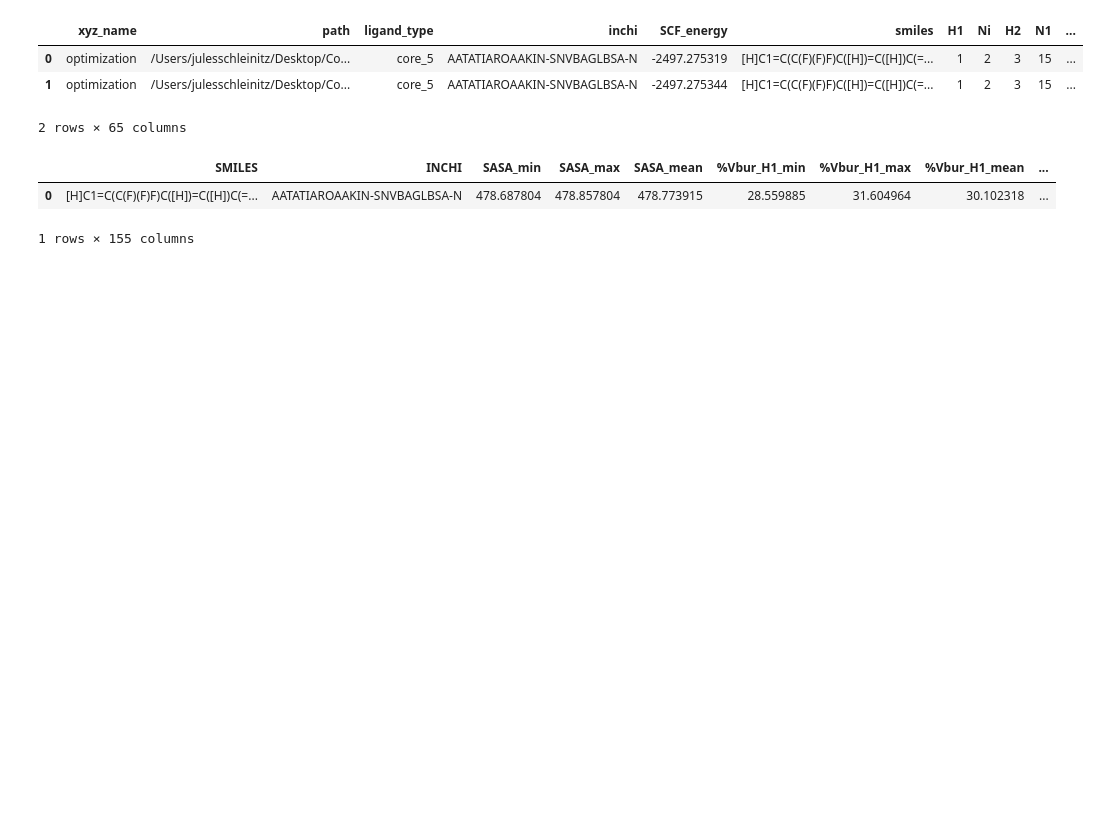
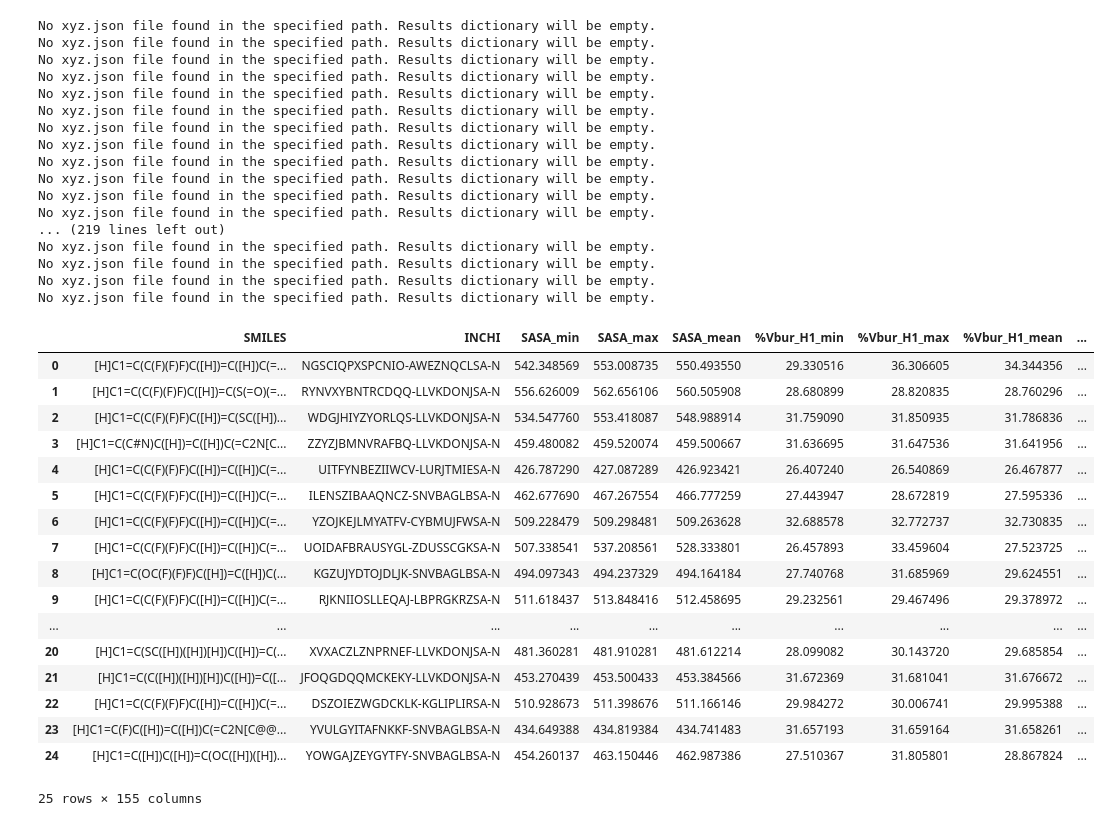
Before and after one commit to ReismanLab/orca_descriptors, a Jupyter notebook: make_descriptor_df.ipynb, the cells around one changed output. Cells and saved outputs as stored; diff of their text form; code cells hidden in the pictures; blank space fills up the shorter version.

Commit message:
updated make_descriptor_df to loop through directory & pull descriptor stats for all ligands

```diff
--- a/make_descriptor_df.ipynb
+++ b/make_descriptor_df.ipynb
@@ -9,8 +9,4 @@ import os
 import numpy as np
 # %%
 #Provide path to directory or directory of directies containing xyz files
-path = "/Users/julesschleinitz/Desktop/Code/orca_descriptors/library_pyox_2026_03_03/AATATIAROAAKIN-SNVBAGLBSA-N/"
-
-#Compile dataframe with atom numberings; Can specify 0 or 1 indexing for atom numberings and whether to search subdirectories or main diertory only defaults to 1 indexing and searching subdirectories
-df = an.compile_final(path)
-df
+path = "/home/aconner/orca_descriptors/library_pyox_2026_03_03/library_pyox_2026_03_03"
@@ -174,13 +166,8 @@ for key in results_dict.keys():
 # %%
 #add new results to dataframe
-for key in new_results.keys():
-    for subkey in new_results[key].keys():
-        df.at[key, subkey] = new_results[key][subkey]
-
-df
+def results_to_df(df, new_results):
+    for key in new_results.keys():
+        for subkey in new_results[key].keys():
+            df.at[key, subkey] = new_results[key][subkey]
+    return df
-# %% [output]
-|  | xyz_name | path | ligand_type | inchi | SCF_energy | smiles | H1 | Ni | H2 | N1 | ... |
-| 0 | optimization | /Users/julesschleinitz/Desktop/Co... | core_5 | AATATIAROAAKIN-SNVBAGLBSA-N | -2497.275319 | [H]C1=C(C(F)(F)F)C([H])=C([H])C(=... | 1 | 2 | 3 | 15 | ... |
-| 1 | optimization | /Users/julesschleinitz/Desktop/Co... | core_5 | AATATIAROAAKIN-SNVBAGLBSA-N | -2497.275344 | [H]C1=C(C(F)(F)F)C([H])=C([H])C(=... | 1 | 2 | 3 | 15 | ... |
-2 rows × 65 columns
 # %%
@@ -224,6 +210,54 @@ os.rename("descriptor_stats.csv", f"{df['inchi'].iloc[0]}.csv")
 # %%
-descriptor_stats_df
+total_df = pd.DataFrame()
+
+with os.scandir(path) as entries:
+    for entry in entries:
+        if entry.is_dir():
+            sub_path = os.path.join(path, entry.name)
+            if not sub_path[-1] == '/':
+                sub_path = sub_path + '/'
+            df = an.compile_final(sub_path)
+            dict_atoms = make_dict_atoms(df)
+            results_dict = get_descriptors(df)
+            new_results = alter_results_dict(results_dict, dict_atoms)
+            df = results_to_df(df, new_results)
+            descriptor_stats_df = descriptor_stats(df)
+            total_df = pd.concat([total_df, descriptor_stats_df], ignore_index=True)
+
+total_df
 # %% [output]
+No xyz.json file found in the specified path. Results dictionary will be empty.
+No xyz.json file found in the specified path. Results dictionary will be empty.
+No xyz.json file found in the specified path. Results dictionary will be empty.
+No xyz.json file found in the specified path. Results dictionary will be empty.
+No xyz.json file found in the specified path. Results dictionary will be empty.
+No xyz.json file found in the specified path. Results dictionary will be empty.
+No xyz.json file found in the specified path. Results dictionary will be empty.
+No xyz.json file found in the specified path. Results dictionary will be empty.
+No xyz.json file found in the specified path. Results dictionary will be empty.
+No xyz.json file found in the specified path. Results dictionary will be empty.
+No xyz.json file found in the specified path. Results dictionary will be empty.
+No xyz.json file found in the specified path. Results dictionary will be empty.
+... (219 lines left out)
+No xyz.json file found in the specified path. Results dictionary will be empty.
+No xyz.json file found in the specified path. Results dictionary will be empty.
+No xyz.json file found in the specified path. Results dictionary will be empty.
+No xyz.json file found in the specified path. Results dictionary will be empty.
 |  | SMILES | INCHI | SASA_min | SASA_max | SASA_mean | %Vbur_H1_min | %Vbur_H1_max | %Vbur_H1_mean | ... |
-| 0 | [H]C1=C(C(F)(F)F)C([H])=C([H])C(=... | AATATIAROAAKIN-SNVBAGLBSA-N | 478.687804 | 478.857804 | 478.773915 | 28.559885 | 31.604964 | 30.102318 | ... |
+| 0 | [H]C1=C(C(F)(F)F)C([H])=C([H])C(=... | NGSCIQPXSPCNIO-AWEZNQCLSA-N | 542.348569 | 553.008735 | 550.493550 | 29.330516 | 36.306605 | 34.344356 | ... |
+| 1 | [H]C1=C(C(F)(F)F)C([H])=C(S(=O)(=... | RYNVXYBNTRCDQQ-LLVKDONJSA-N | 556.626009 | 562.656106 | 560.505908 | 28.680899 | 28.820835 | 28.760296 | ... |
+| 2 | [H]C1=C(C(F)(F)F)C([H])=C(SC([H])... | WDGJHIYZYORLQS-LLVKDONJSA-N | 534.547760 | 553.418087 | 548.988914 | 31.759090 | 31.850935 | 31.786836 | ... |
+| 3 | [H]C1=C(C#N)C([H])=C([H])C(=C2N[C... | ZZYZJBMNVRAFBQ-LLVKDONJSA-N | 459.480082 | 459.520074 | 459.500667 | 31.636695 | 31.647536 | 31.641956 | ... |
+| 4 | [H]C1=C(C(F)(F)F)C([H])=C([H])C(=... | UITFYNBEZIIWCV-LURJTMIESA-N | 426.787290 | 427.087289 | 426.923421 | 26.407240 | 26.540869 | 26.467877 | ... |
+| 5 | [H]C1=C(C(F)(F)F)C([H])=C([H])C(=... | ILENSZIBAAQNCZ-SNVBAGLBSA-N | 462.677690 | 467.267554 | 466.777259 | 27.443947 | 28.672819 | 27.595336 | ... |
+| 6 | [H]C1=C(C(F)(F)F)C([H])=C([H])C(=... | YZOJKEJLMYATFV-CYBMUJFWSA-N | 509.228479 | 509.298481 | 509.263628 | 32.688578 | 32.772737 | 32.730835 | ... |
+| 7 | [H]C1=C(C(F)(F)F)C([H])=C([H])C(=... | UOIDAFBRAUSYGL-ZDUSSCGKSA-N | 507.338541 | 537.208561 | 528.333801 | 26.457893 | 33.459604 | 27.523725 | ... |
+| 8 | [H]C1=C(OC(F)(F)F)C([H])=C([H])C(... | KGZUJYDTOJDLJK-SNVBAGLBSA-N | 494.097343 | 494.237329 | 494.164184 | 27.740768 | 31.685969 | 29.624551 | ... |
+| 9 | [H]C1=C(C(F)(F)F)C([H])=C([H])C(=... | RJKNIIOSLLEQAJ-LBPRGKRZSA-N | 511.618437 | 513.848416 | 512.458695 | 29.232561 | 29.467496 | 29.378972 | ... |
+| ... | ... | ... | ... | ... | ... | ... | ... | ... | ... |
+| 20 | [H]C1=C(SC([H])([H])[H])C([H])=C(... | XVXACZLZNPRNEF-LLVKDONJSA-N | 481.360281 | 481.910281 | 481.612214 | 28.099082 | 30.143720 | 29.685854 | ... |
+| 21 | [H]C1=C(C([H])([H])[H])C([H])=C([... | JFOQGDQQMCKEKY-LLVKDONJSA-N | 453.270439 | 453.500433 | 453.384566 | 31.672369 | 31.681041 | 31.676672 | ... |
+| 22 | [H]C1=C(C(F)(F)F)C([H])=C([H])C(=... | DSZOIEZWGDCKLK-KGLIPLIRSA-N | 510.928673 | 511.398676 | 511.166146 | 29.984272 | 30.006741 | 29.995388 | ... |
+| 23 | [H]C1=C(F)C([H])=C([H])C(=C2N[C@@... | YVULGYITAFNKKF-SNVBAGLBSA-N | 434.649388 | 434.819384 | 434.741483 | 31.657193 | 31.659164 | 31.658261 | ... |
+| 24 | [H]C1=C([H])C([H])=C(OC([H])([H])... | YOWGAJZEYGYTFY-SNVBAGLBSA-N | 454.260137 | 463.150446 | 462.987386 | 27.510367 | 31.805801 | 28.867824 | ... |
-1 rows × 155 columns
+25 rows × 155 columns
```
Also changed, not shown: parts of 6 cells of this notebook.
